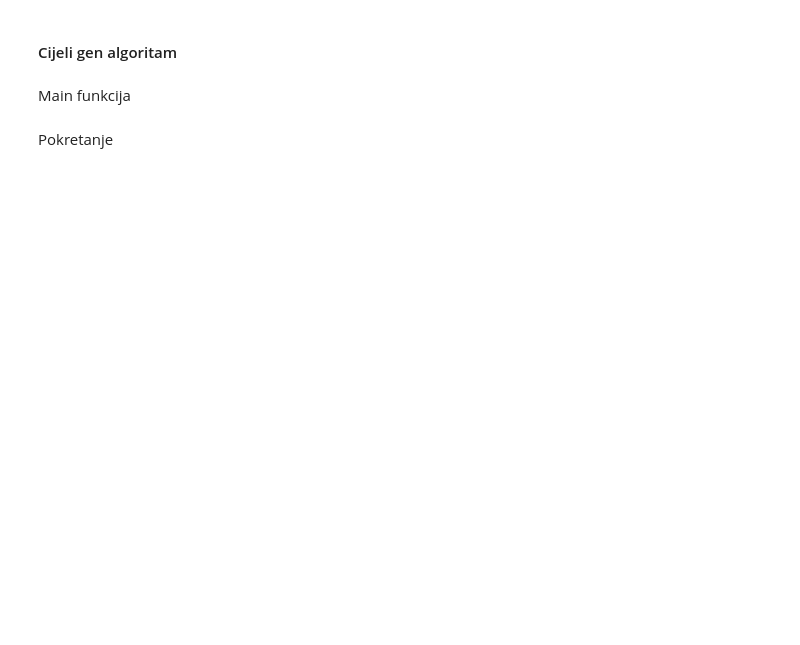
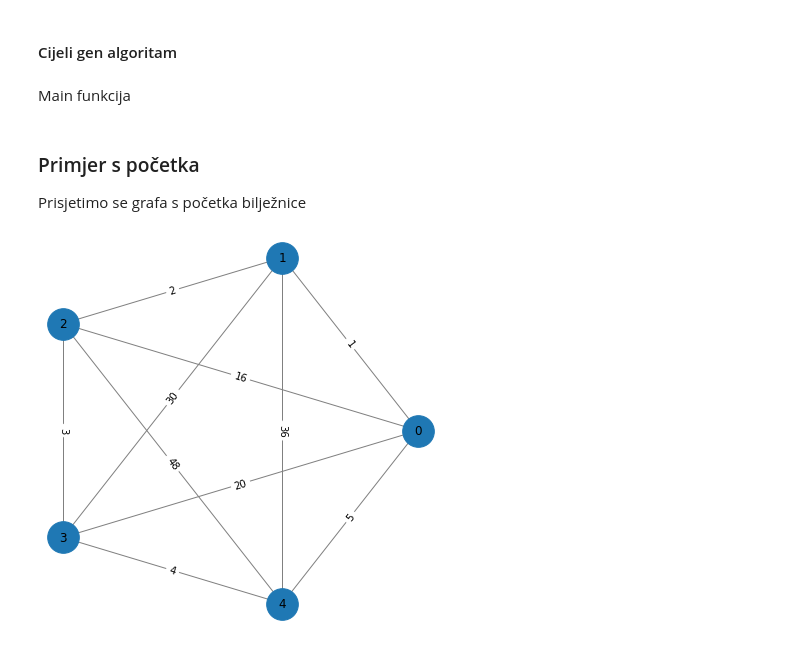
Before and after one commit to marcihel05/GeneticTravellingSalesman, a Jupyter notebook: Genetic Travelling Salesman.ipynb, the cells around one changed output. Cells and saved outputs as stored; diff of their text form; code cells hidden in the pictures; blank space fills up the shorter version.

```diff
--- a/Genetic Travelling Salesman.ipynb
+++ b/Genetic Travelling Salesman.ipynb
@@ -195,4 +231,9 @@ def travel(num_of_routes, mutation_rate, num_of_generations, map):
          #možda iscrtaj svaku iteraciju (svaku 50 ili 10 ili ...)???
     return population.best_route.path, population.best_distance_in_generation, population.best_route.distance
-# %% [markdown]
-Pokretanje
+# %% [markdown]
+### Primjer s početka
+Prisjetimo se grafa s početka bilježnice
+# %%
+draw_graph(G)
+# %% [output]
+[figure, added]
```
Also changed, not shown: parts of 74 cells of this notebook.
